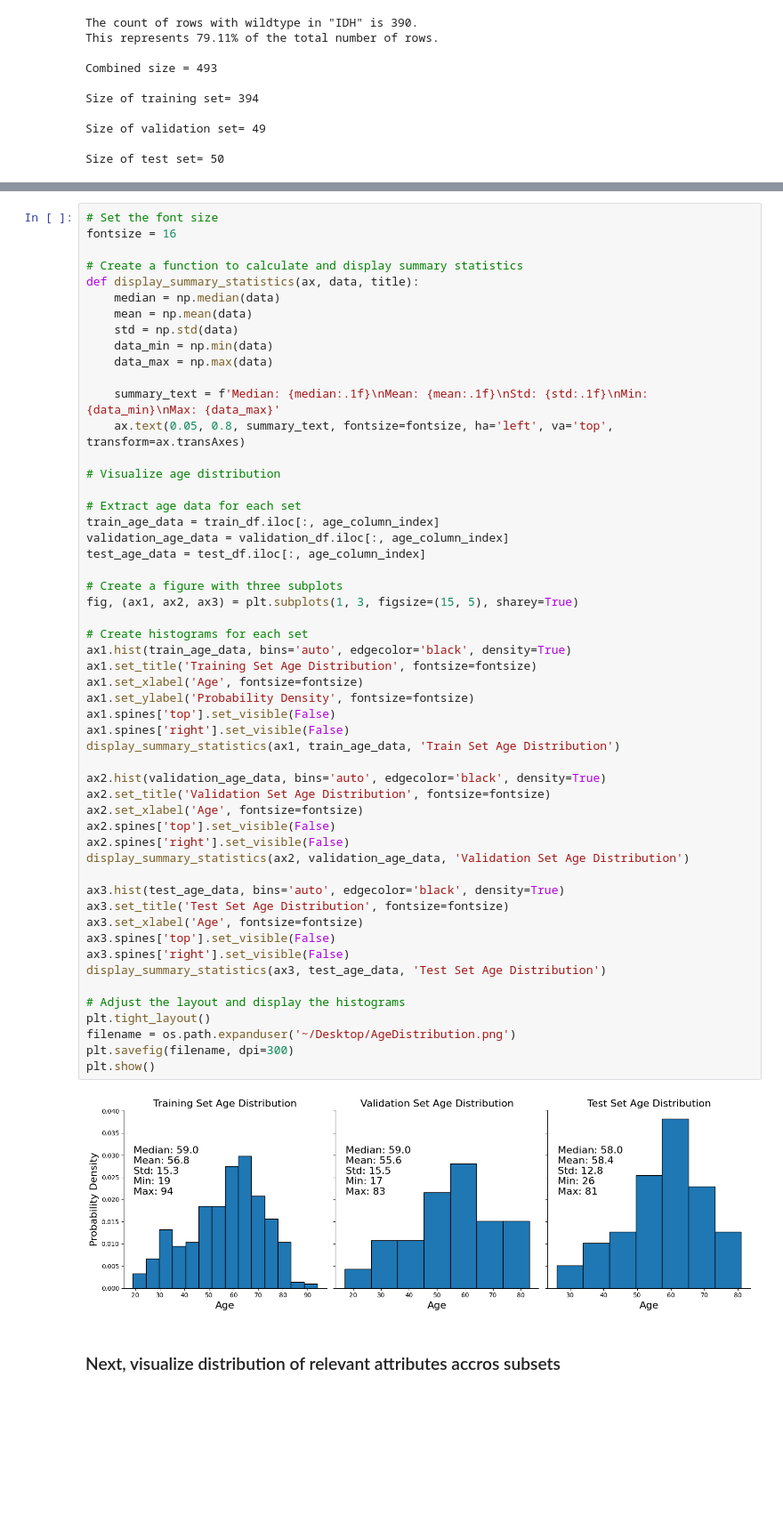
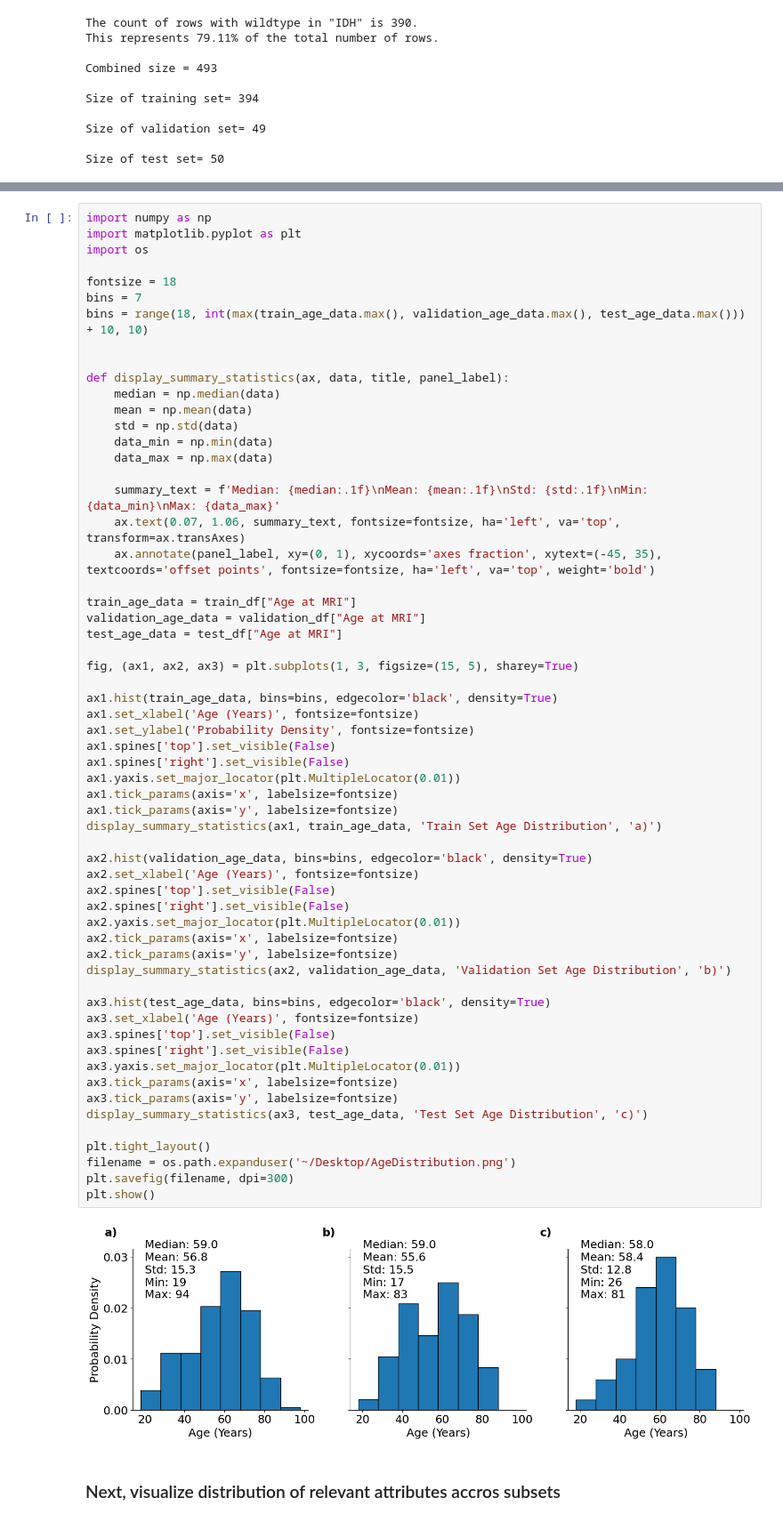
Before and after one commit to GabrielStahl/glioma, a Jupyter notebook: Split_dataset.ipynb, the cells around one changed output, grey strips where cells are left out. Shown: that part at 89% size. Drawn from its saved outputs; the diff is of its cells as text; blank space fills up the shorter version.

```diff
--- a/Split_dataset.ipynb
+++ b/Split_dataset.ipynb
@@ -107,58 +107,64 @@ Size of test set= 50
 # %%
-# Set the font size
-fontsize = 16
+import numpy as np
+import matplotlib.pyplot as plt
+import os
 
-# Create a function to calculate and display summary statistics
-def display_summary_statistics(ax, data, title):
+fontsize = 18
+bins = 7
+bins = range(18, int(max(train_age_data.max(), validation_age_data.max(), test_age_data.max())) + 10, 10)
+
+
+def display_summary_statistics(ax, data, title, panel_label):
     median = np.median(data)
     mean = np.mean(data)
     std = np.std(data)
     data_min = np.min(data)
     data_max = np.max(data)
 
     summary_text = f'Median: {median:.1f}\nMean: {mean:.1f}\nStd: {std:.1f}\nMin: {data_min}\nMax: {data_max}'
-    ax.text(0.05, 0.8, summary_text, fontsize=fontsize, ha='left', va='top', transform=ax.transAxes)
+    ax.text(0.07, 1.06, summary_text, fontsize=fontsize, ha='left', va='top', transform=ax.transAxes)
+    ax.annotate(panel_label, xy=(0, 1), xycoords='axes fraction', xytext=(-45, 35), textcoords='offset points', fontsize=fontsize, ha='left', va='top', weight='bold')
 
-# Visualize age distribution
+train_age_data = train_df["Age at MRI"]
+validation_age_data = validation_df["Age at MRI"]
+test_age_data = test_df["Age at MRI"]
 
-# Extract age data for each set
-train_age_data = train_df.iloc[:, age_column_index]
-validation_age_data = validation_df.iloc[:, age_column_index]
-test_age_data = test_df.iloc[:, age_column_index]
-
-# Create a figure with three subplots
 fig, (ax1, ax2, ax3) = plt.subplots(1, 3, figsize=(15, 5), sharey=True)
 
-# Create histograms for each set
-ax1.hist(train_age_data, bins='auto', edgecolor='black', density=True)
-ax1.set_title('Training Set Age Distribution', fontsize=fontsize)
-ax1.set_xlabel('Age', fontsize=fontsize)
+ax1.hist(train_age_data, bins=bins, edgecolor='black', density=True)
+ax1.set_xlabel('Age (Years)', fontsize=fontsize)
 ax1.set_ylabel('Probability Density', fontsize=fontsize)
 ax1.spines['top'].set_visible(False)
 ax1.spines['right'].set_visible(False)
-display_summary_statistics(ax1, train_age_data, 'Train Set Age Distribution')
+ax1.yaxis.set_major_locator(plt.MultipleLocator(0.01))
+ax1.tick_params(axis='x', labelsize=fontsize)
+ax1.tick_params(axis='y', labelsize=fontsize)
+display_summary_statistics(ax1, train_age_data, 'Train Set Age Distribution', 'a)')
 
-ax2.hist(validation_age_data, bins='auto', edgecolor='black', density=True)
-ax2.set_title('Validation Set Age Distribution', fontsize=fontsize)
-ax2.set_xlabel('Age', fontsize=fontsize)
+ax2.hist(validation_age_data, bins=bins, edgecolor='black', density=True)
+ax2.set_xlabel('Age (Years)', fontsize=fontsize)
 ax2.spines['top'].set_visible(False)
 ax2.spines['right'].set_visible(False)
-display_summary_statistics(ax2, validation_age_data, 'Validation Set Age Distribution')
+ax2.yaxis.set_major_locator(plt.MultipleLocator(0.01))
+ax2.tick_params(axis='x', labelsize=fontsize)
+ax2.tick_params(axis='y', labelsize=fontsize)
+display_summary_statistics(ax2, validation_age_data, 'Validation Set Age Distribution', 'b)')
 
-ax3.hist(test_age_data, bins='auto', edgecolor='black', density=True)
-ax3.set_title('Test Set Age Distribution', fontsize=fontsize)
-ax3.set_xlabel('Age', fontsize=fontsize)
+ax3.hist(test_age_data, bins=bins, edgecolor='black', density=True)
+ax3.set_xlabel('Age (Years)', fontsize=fontsize)
 ax3.spines['top'].set_visible(False)
 ax3.spines['right'].set_visible(False)
-display_summary_statistics(ax3, test_age_data, 'Test Set Age Distribution')
+ax3.yaxis.set_major_locator(plt.MultipleLocator(0.01))
+ax3.tick_params(axis='x', labelsize=fontsize)
+ax3.tick_params(axis='y', labelsize=fontsize)
+display_summary_statistics(ax3, test_age_data, 'Test Set Age Distribution', 'c)')
 
-# Adjust the layout and display the histograms
 plt.tight_layout()
 filename = os.path.expanduser('~/Desktop/AgeDistribution.png')
 plt.savefig(filename, dpi=300)
 plt.show()
 # %% [output]
-[figure, old version]
+[figure, new version]
 # %% [markdown]
 ### Next, visualize distribution of relevant attributes accros subsets
 # %%
```
Also changed, not shown: parts of 1 cell of this notebook, 2 other files.
